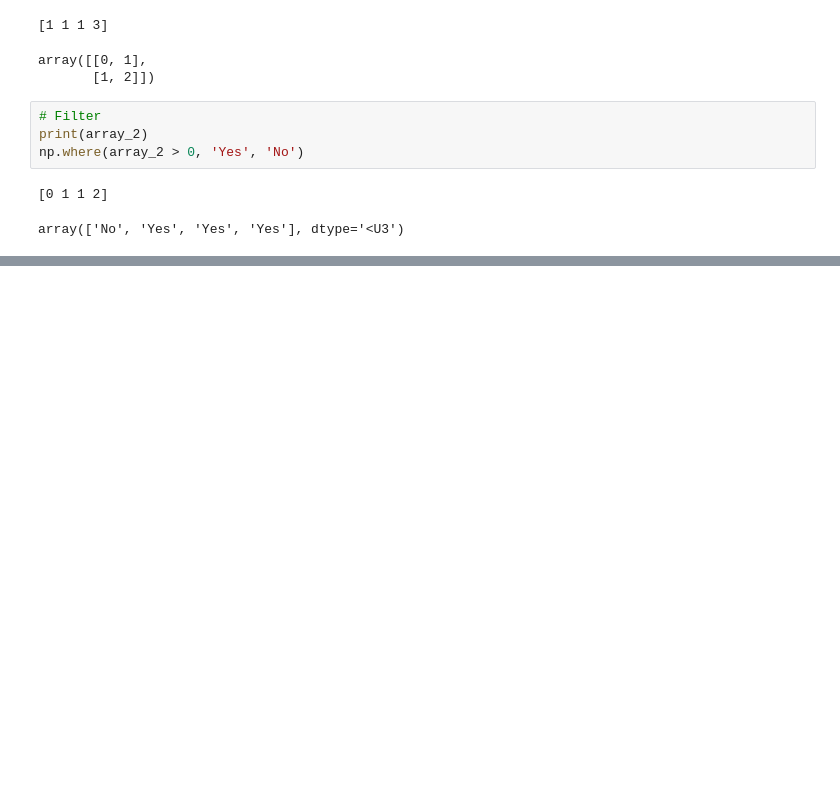
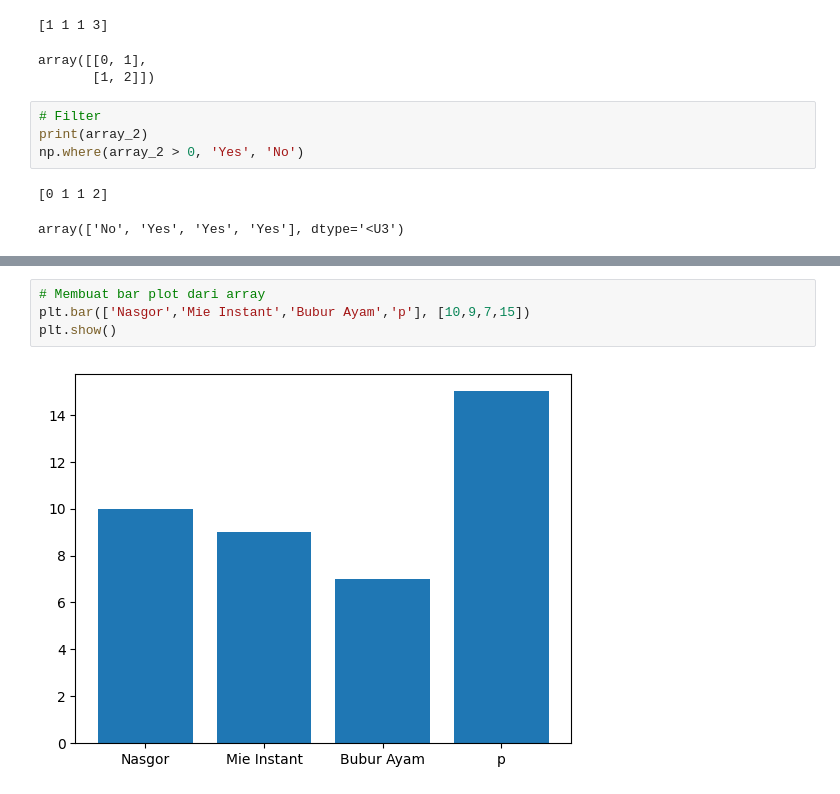
Before and after one commit to ergonrizky26/habis-kerja-data-science-practice, a Jupyter notebook: [Modul_4_Habis_Kerja]_Python_packages.ipynb, the cells around one changed output, grey strips where cells are left out. Saved outputs shown, nothing was run; the diff lists cells and outputs as text; blank space fills up the shorter version.

```diff
--- a/[Modul_4_Habis_Kerja]_Python_packages.ipynb
+++ b/[Modul_4_Habis_Kerja]_Python_packages.ipynb
@@ -61,0 +91,6 @@ array(['No', 'Yes', 'Yes', 'Yes'], dtype='<U3')
+# %%
+# Membuat bar plot dari array
+plt.bar(['Nasgor','Mie Instant','Bubur Ayam','p'], [10,9,7,15])
+plt.show()
+# %% [output]
+[figure, added]
```
Also changed, not shown: parts of 5 cells of this notebook.
